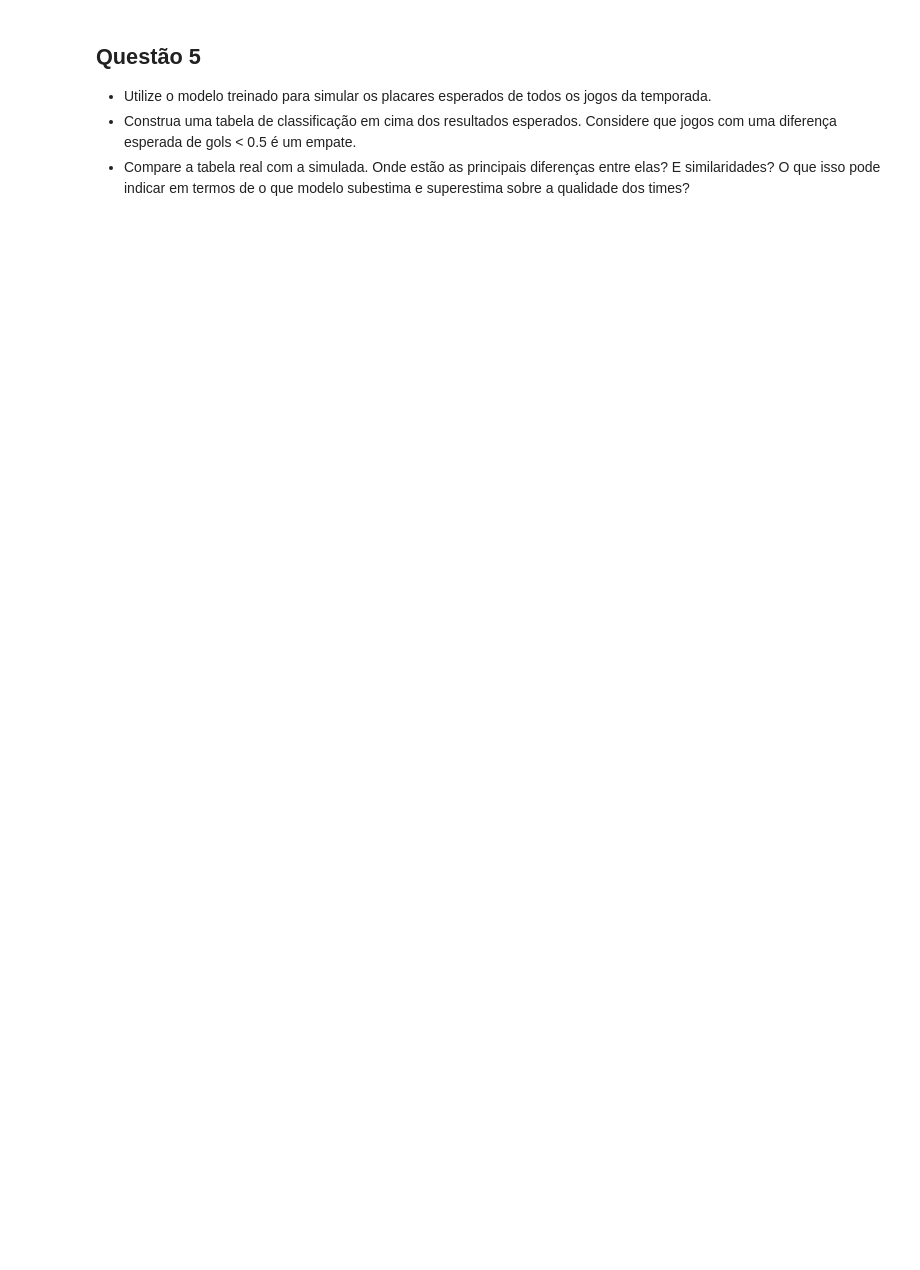
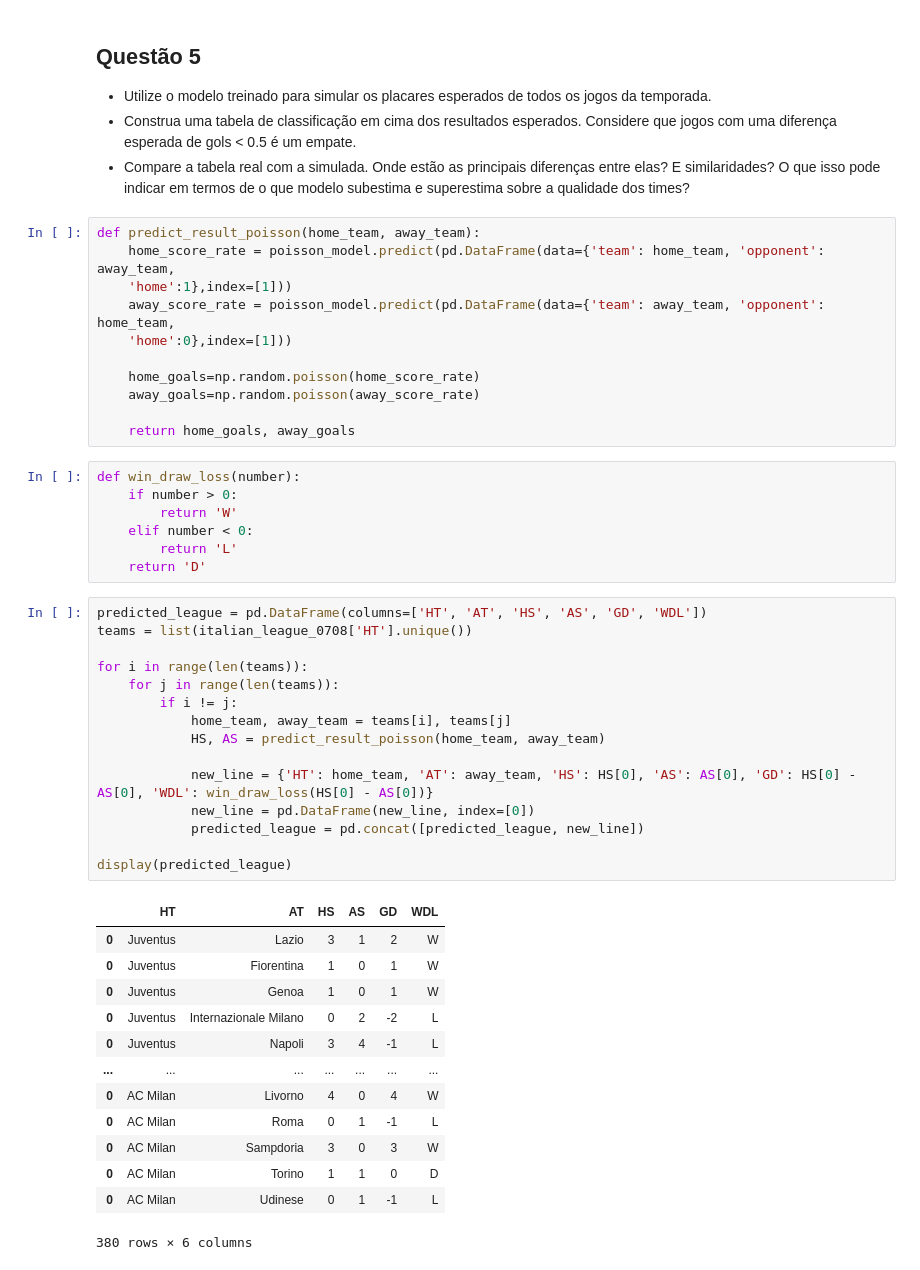
Before and after one commit to paduathiago/Data-Science-Applied-to-Soccer, a Jupyter notebook: ativ_1.ipynb, the cells around one changed output. Saved outputs shown, nothing was run; the diff lists cells and outputs as text; blank space fills up the shorter version.

```diff
--- a/ativ_1.ipynb
+++ b/ativ_1.ipynb
@@ -311,3 +312,50 @@ print(away_team + ': '  + str(away_goals[0]))
 - Utilize o modelo treinado para simular os placares esperados de todos os jogos da temporada.
 - Construa uma tabela de classificação em cima dos resultados esperados. Considere que jogos com uma diferença esperada de gols < 0.5 é um empate.
 - Compare a tabela real com a simulada. Onde estão as principais diferenças entre elas? E similaridades? O que isso pode indicar em termos de o que modelo subestima e superestima sobre a qualidade dos times?
+# %%
+def predict_result_poisson(home_team, away_team):
+    home_score_rate = poisson_model.predict(pd.DataFrame(data={'team': home_team, 'opponent': away_team,
+    'home':1},index=[1]))
+    away_score_rate = poisson_model.predict(pd.DataFrame(data={'team': away_team, 'opponent': home_team,
+    'home':0},index=[1]))
+
+    home_goals=np.random.poisson(home_score_rate)
+    away_goals=np.random.poisson(away_score_rate)
+
+    return home_goals, away_goals
+# %%
+def win_draw_loss(number):
+    if number > 0:
+        return 'W'
+    elif number < 0:
+        return 'L'
+    return 'D'
+# %%
+predicted_league = pd.DataFrame(columns=['HT', 'AT', 'HS', 'AS', 'GD', 'WDL'])
+teams = list(italian_league_0708['HT'].unique())
+
+for i in range(len(teams)):
+    for j in range(len(teams)):
+        if i != j:
+            home_team, away_team = teams[i], teams[j]
+            HS, AS = predict_result_poisson(home_team, away_team)
+
+            new_line = {'HT': home_team, 'AT': away_team, 'HS': HS[0], 'AS': AS[0], 'GD': HS[0] - AS[0], 'WDL': win_draw_loss(HS[0] - AS[0])}
+            new_line = pd.DataFrame(new_line, index=[0])
+            predicted_league = pd.concat([predicted_league, new_line])
+
+display(predicted_league)
+# %% [output]
+|  | HT | AT | HS | AS | GD | WDL |
+| 0 | Juventus | Lazio | 3 | 1 | 2 | W |
+| 0 | Juventus | Fiorentina | 1 | 0 | 1 | W |
+| 0 | Juventus | Genoa | 1 | 0 | 1 | W |
+| 0 | Juventus | Internazionale Milano | 0 | 2 | -2 | L |
+| 0 | Juventus | Napoli | 3 | 4 | -1 | L |
+| ... | ... | ... | ... | ... | ... | ... |
+| 0 | AC Milan | Livorno | 4 | 0 | 4 | W |
+| 0 | AC Milan | Roma | 0 | 1 | -1 | L |
+| 0 | AC Milan | Sampdoria | 3 | 0 | 3 | W |
+| 0 | AC Milan | Torino | 1 | 1 | 0 | D |
+| 0 | AC Milan | Udinese | 0 | 1 | -1 | L |
+380 rows × 6 columns
```
Also changed, not shown: parts of 3 cells of this notebook.
